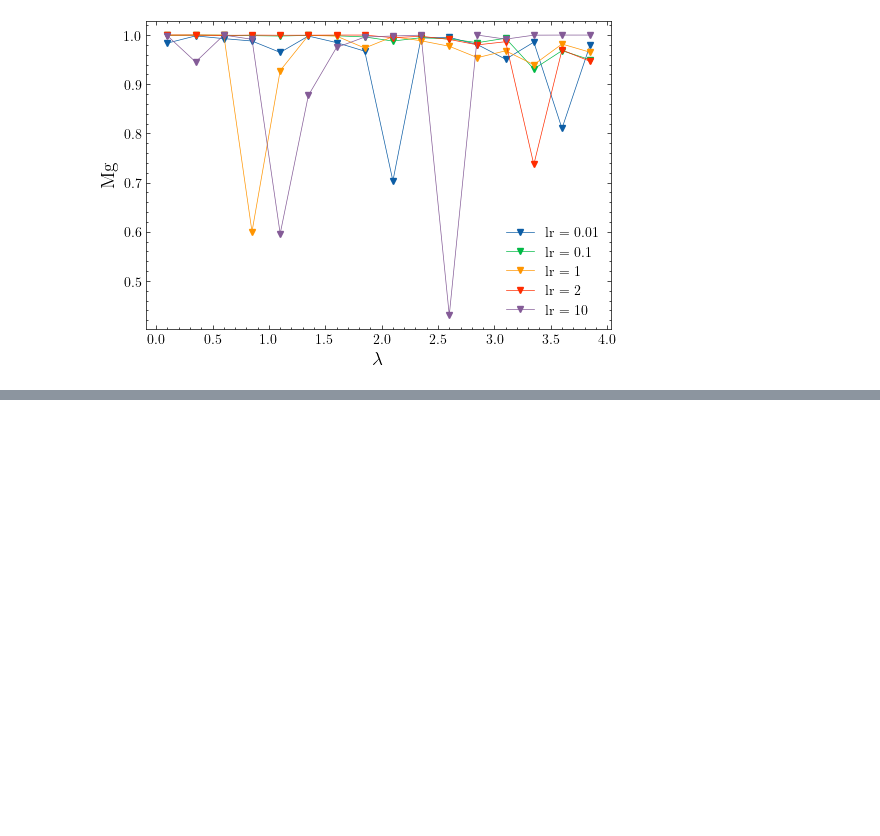
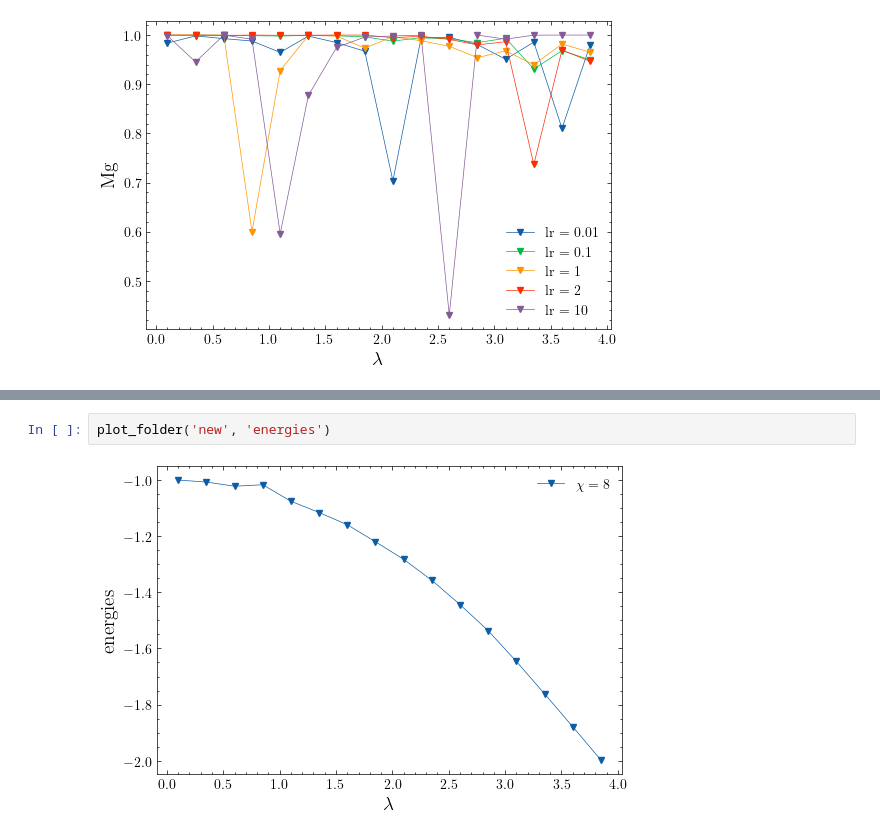
Before and after one commit to DerkNiessink/PEPSFlow, a Jupyter notebook: analysis.ipynb, the cells around one changed output, grey strips where cells are left out. Saved outputs shown, nothing was run; the diff lists cells and outputs as text; blank space fills up the shorter version.

```diff
--- a/analysis.ipynb
+++ b/analysis.ipynb
@@ -157,0 +156,4 @@ plot_folder('adam', 'Mg')
+# %%
+plot_folder('new', 'energies')
+# %% [output]
+[figure, added]
```
Also changed, not shown: parts of 8 cells of this notebook, 7 other files.
